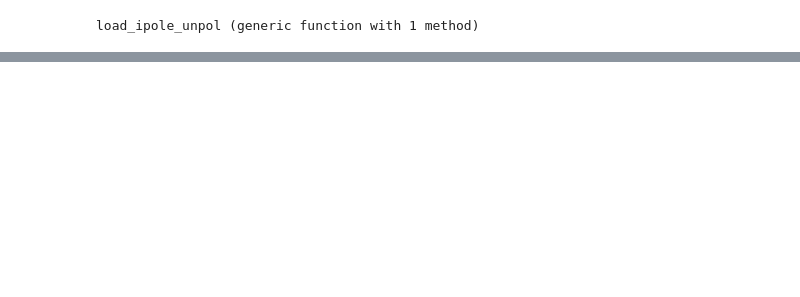
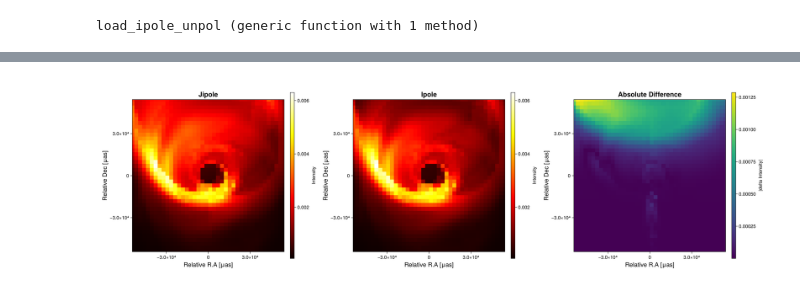
Before and after one commit to zzlphysics/Jipole, a Jupyter notebook: notebooks/GenerateImageGRMHD.ipynb, the cells around one changed output, grey strips where cells are left out. Cells and saved outputs as stored; diff of their text form; code cells hidden in the pictures; blank space fills up the shorter version.

```diff
--- a/notebooks/GenerateImageGRMHD.ipynb
+++ b/notebooks/GenerateImageGRMHD.ipynb
@@ -256,0 +270,76 @@ fig
+# %%
+using CairoMakie
+using Printf
+
+# --- Example setup ---
+img1 = Image
+img2 = Image1
+
+# Compute absolute difference
+diff_img = abs.(img1 .- img2)
+
+# Field of view & axes setup
+d_kpc = 16.9
+d_cm = d_kpc * 3.086e21
+fov_rg = 30
+half_fov_rg = fov_rg / 2
+theta_rad = (half_fov_rg * L_unit) / d_cm
+theta_μas = theta_rad * MUAS_PER_RAD
+xlims = (-theta_μas, theta_μas)
+ylims = (-theta_μas, theta_μas)
+
+Ny, Nx = size(img1)
+x = range(xlims[1], xlims[2], length=Nx)
+y = range(ylims[1], ylims[2], length=Ny)
+
+# --- Figure ---
+fig = Figure(size = (2000, 600))  # Wider to accommodate colorbars
+
+# Common color scale for first two images
+crange = extrema(vcat(img1[:], img2[:]))
+
+# Panel 1: Image 1
+ax1 = Axis(fig[1, 1],
+    title = "Jipole",
+    xlabel = "Relative R.A [μas]",
+    ylabel = "Relative Dec [μas]",
+    xlabelsize = 18,
+    ylabelsize = 18,
+    titlesize = 20,
+    limits = (xlims, ylims),
+    aspect = DataAspect()
+)
+hm1 = heatmap!(ax1, x, y, img1; colormap = :hot, colorrange = crange)
+Colorbar(fig[1, 2], hm1; label = "Intensity", labelsize = 14)
+
+# Panel 2: Image 2
+ax2 = Axis(fig[1, 3],
+    title = "Ipole",
+    xlabel = "Relative R.A [μas]",
+    ylabel = "Relative Dec [μas]",
+    xlabelsize = 18,
+    ylabelsize = 18,
+    titlesize = 20,
+    limits = (xlims, ylims),
+    aspect = DataAspect()
+)
+hm2 = heatmap!(ax2, x, y, img2; colormap = :hot, colorrange = crange)
+Colorbar(fig[1, 4], hm2; label = "Intensity", labelsize = 14)
+
+# Panel 3: Absolute difference
+ax3 = Axis(fig[1, 5],
+    title = "Absolute Difference",
+    xlabel = "Relative R.A [μas]",
+    ylabel = "Relative Dec [μas]",
+    xlabelsize = 18,
+    ylabelsize = 18,
+    titlesize = 20,
+    limits = (xlims, ylims),
+    aspect = DataAspect()
+)
+hm3 = heatmap!(ax3, x, y, diff_img; colormap = :viridis)
+Colorbar(fig[1, 6], hm3; label = "|delta Intensity|", labelsize = 14)
+
+fig
+# %% [output]
+[figure, added]
```
Also changed, not shown: parts of 8 cells of this notebook, 9 other files.
